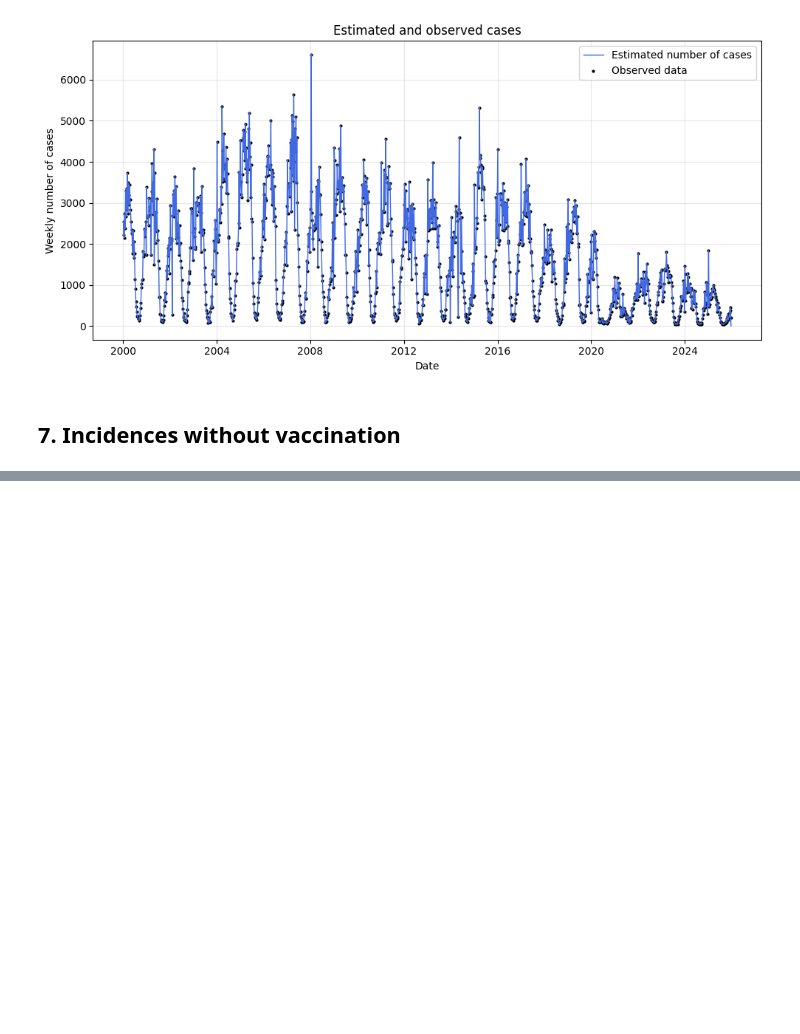
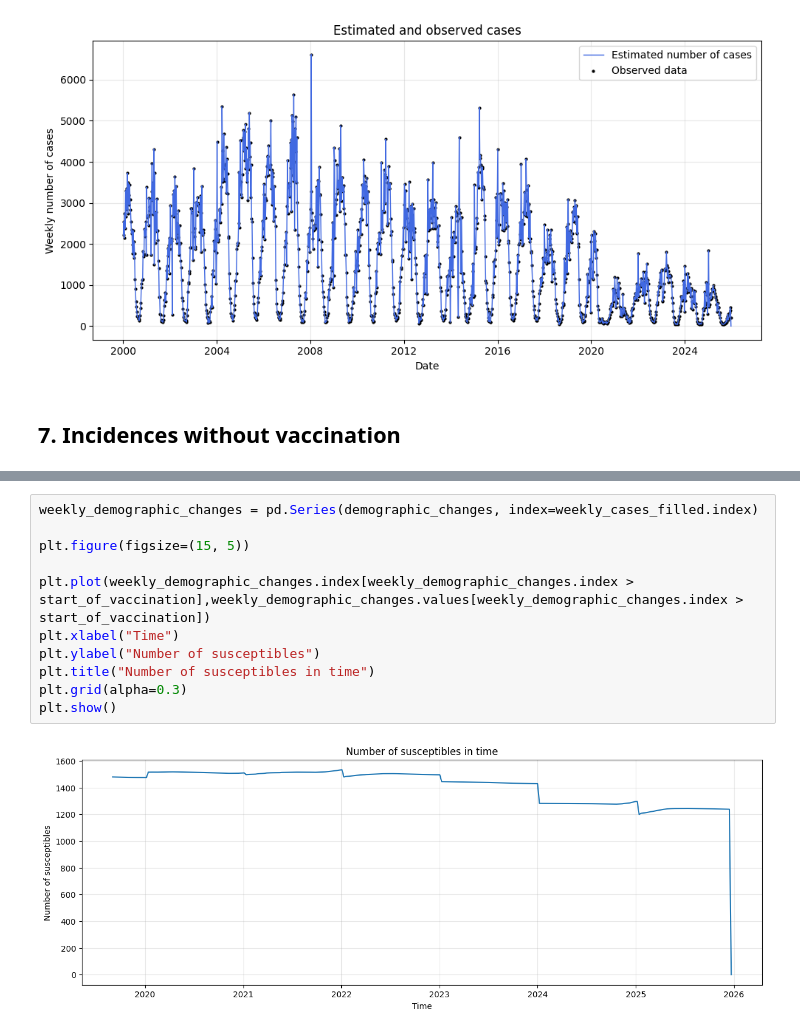
Before and after one commit to csukori/vzv_counterfactual, a Jupyter notebook: src/cfAnalysisDiscreteREM.ipynb, the cells around one changed output, grey strips where cells are left out. Cells and saved outputs as stored; diff of their text form; blank space fills up the shorter version.

```diff
--- a/src/cfAnalysisDiscreteREM.ipynb
+++ b/src/cfAnalysisDiscreteREM.ipynb
@@ -272,0 +307,13 @@ plt.show()
+# %%
+weekly_demographic_changes = pd.Series(demographic_changes, index=weekly_cases_filled.index)
+
+plt.figure(figsize=(15, 5))
+
+plt.plot(weekly_demographic_changes.index[weekly_demographic_changes.index > start_of_vaccination],weekly_demographic_changes.values[weekly_demographic_changes.index > start_of_vaccination])
+plt.xlabel("Time")
+plt.ylabel("Number of susceptibles")
+plt.title("Number of susceptibles in time")
+plt.grid(alpha=0.3)
+plt.show()
+# %% [output]
+[figure, added]
```
Also changed, not shown: parts of 6 cells of this notebook, 6 other files.
